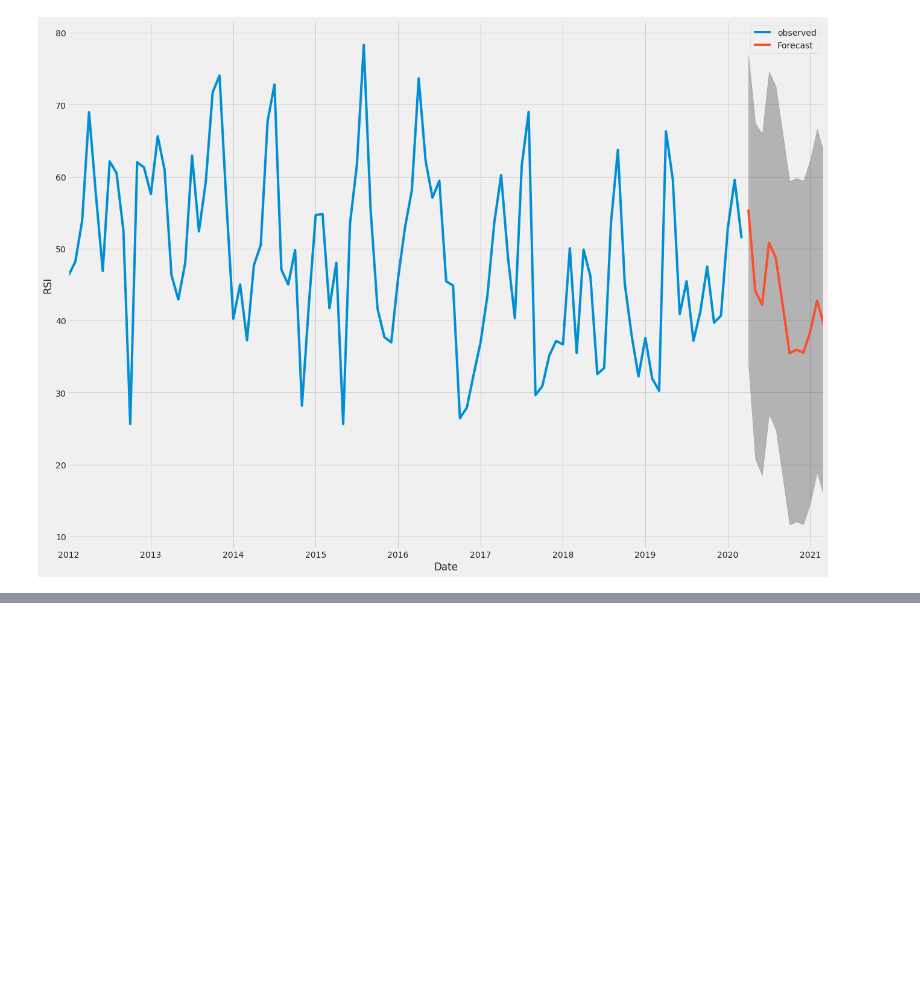
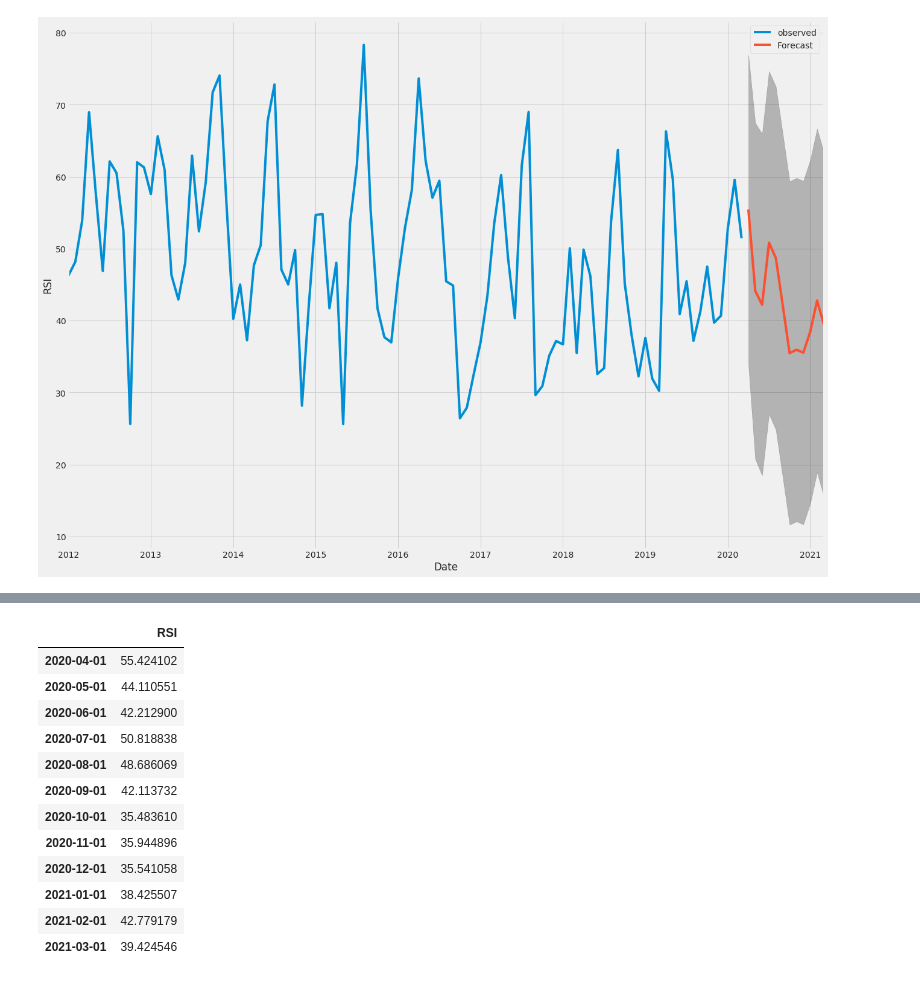
Before and after one commit to KabichNeu/StockMarketPrediction, a Jupyter notebook: main.ipynb, the cells around one changed output, grey strips where cells are left out. Cells and saved outputs as stored; diff of their text form; code cells hidden in the pictures; blank space fills up the shorter version.

```diff
--- a/main.ipynb
+++ b/main.ipynb
@@ -589,0 +586,21 @@ print(pred_ci)
+# %%
+FUTURE_RSI = pd.DataFrame(pred_ci)
+# %%
+FUTURE_RSI['RSI'] = (FUTURE_RSI['lower RSI']+ FUTURE_RSI['upper RSI'])/2
+# %%
+FUTURE_RSI= FUTURE_RSI.drop(['lower RSI','upper RSI'], axis = 1)
+FUTURE_RSI
+# %% [output]
+|  | RSI |
+| 2020-04-01 | 55.424102 |
+| 2020-05-01 | 44.110551 |
+| 2020-06-01 | 42.212900 |
+| 2020-07-01 | 50.818838 |
+| 2020-08-01 | 48.686069 |
+| 2020-09-01 | 42.113732 |
+| 2020-10-01 | 35.483610 |
+| 2020-11-01 | 35.944896 |
+| 2020-12-01 | 35.541058 |
+| 2021-01-01 | 38.425507 |
+| 2021-02-01 | 42.779179 |
+| 2021-03-01 | 39.424546 |
```
Also changed, not shown: parts of 9 cells of this notebook, 3 other files.
